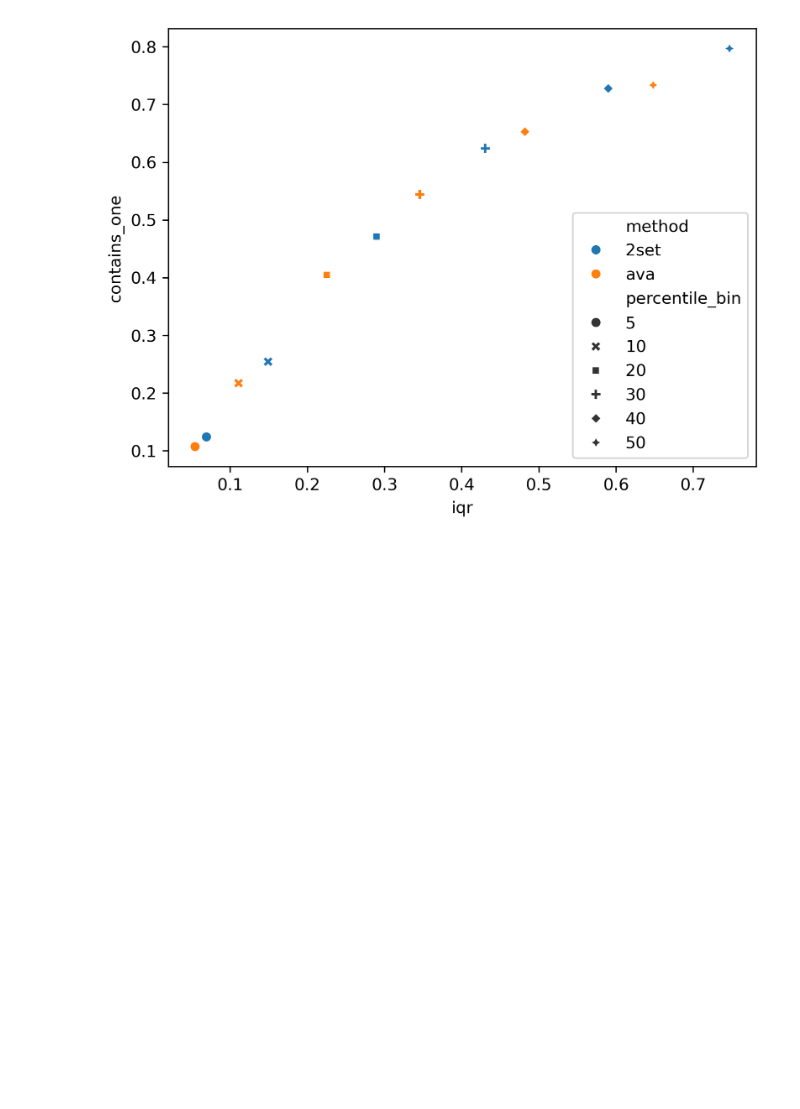
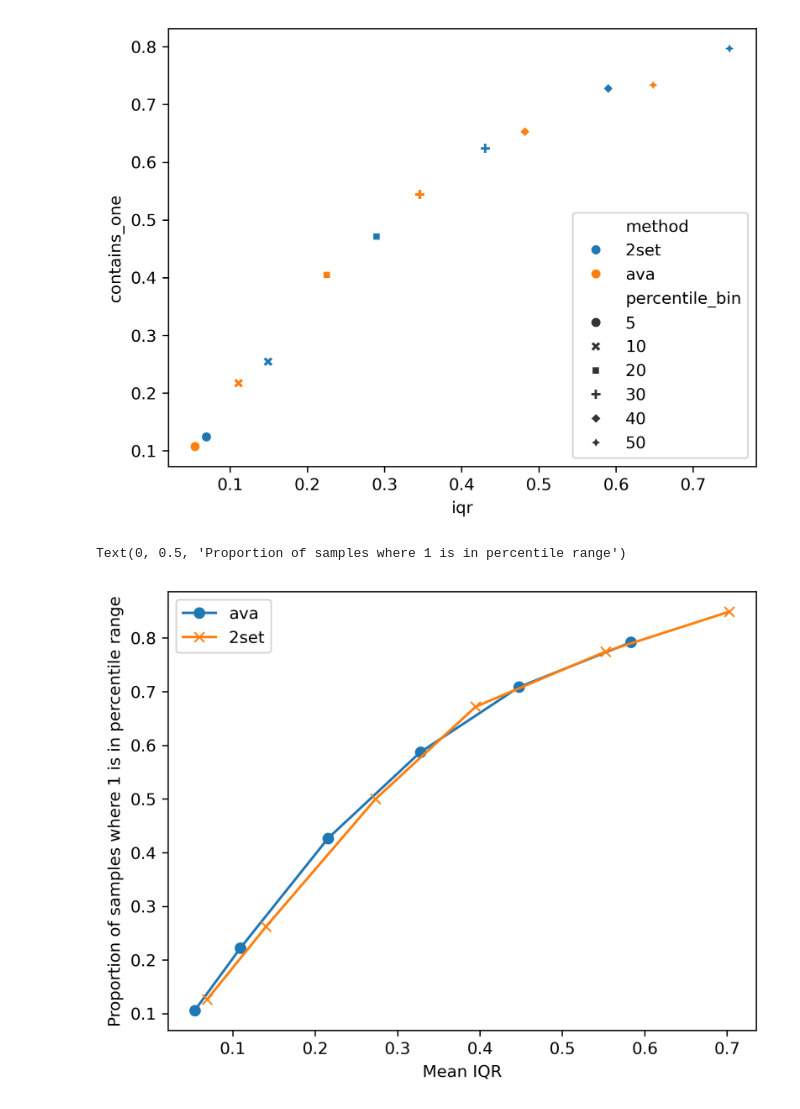
Before and after one commit to mbhall88/lrge, a Jupyter notebook: paper/notebooks/per_read_estimates.ipynb, the cells around one changed output. Saved outputs shown, nothing was run; the diff lists cells and outputs as text; code cells hidden in the pictures; blank space fills up the shorter version.

```diff
--- a/paper/notebooks/per_read_estimates.ipynb
+++ b/paper/notebooks/per_read_estimates.ipynb
@@ -246,3 +229,13 @@ sns.scatterplot(data=iqr_summary, x="iqr", y="contains_one", hue="method", ax=ax
 # %% [output]
 <Axes: xlabel='iqr', ylabel='contains_one'>
 [figure]
+# %%
+fig, ax = plt.subplots(dpi=300)
+ax.plot("iqr", "contains_one", data=iqr_summary.query("method == 'ava'"), marker="o")
+ax.plot("iqr", "contains_one", data=iqr_summary.query("method == '2set'"), marker="x")
+ax.legend(["ava", "2set"])
+ax.set_xlabel("Mean IQR")
+ax.set_ylabel("Proportion of samples where 1 is in percentile range")
+# %% [output]
+Text(0, 0.5, 'Proportion of samples where 1 is in percentile range')
+[figure, added]
```
Also changed, not shown: parts of 12 cells of this notebook, 1 other file.
